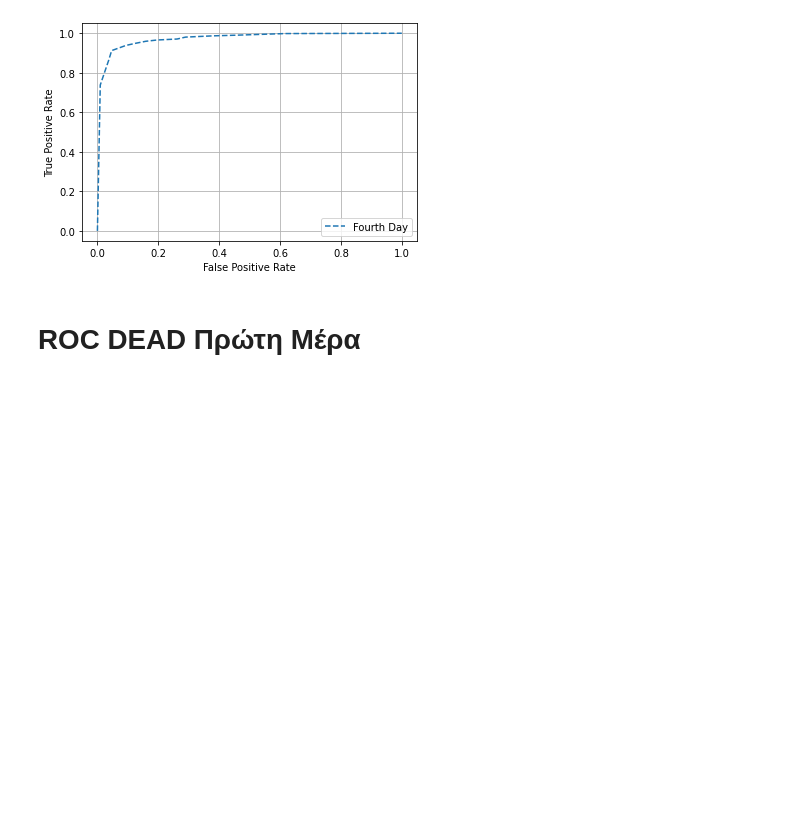
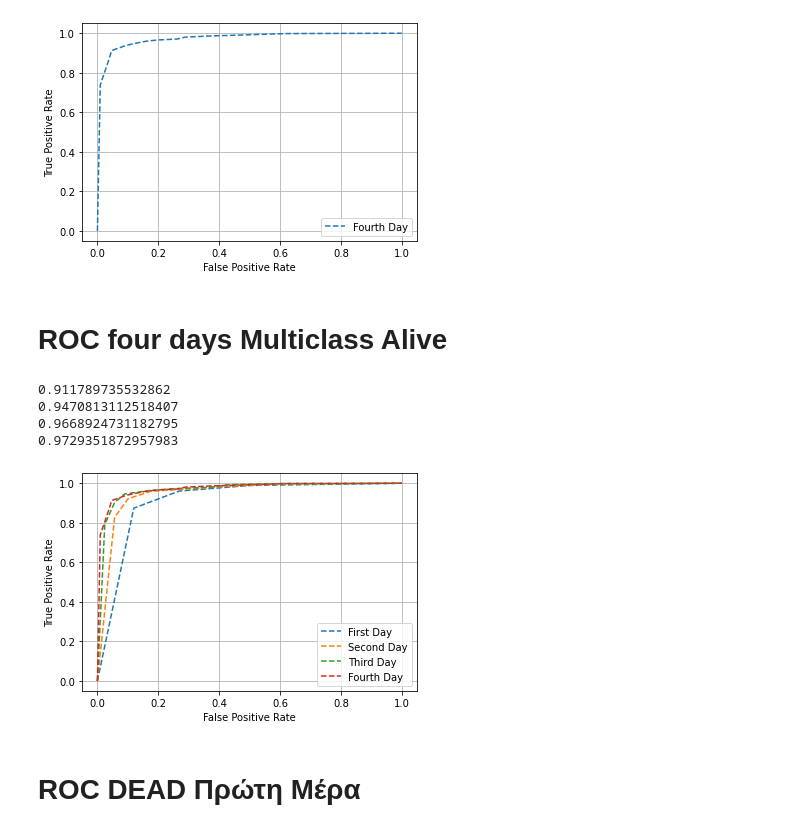
Before and after one commit to DimopDim/MimicIV, a Jupyter notebook: New_Code/07_10_ROC_Logistic.ipynb, the cells around one changed output. Saved outputs shown, nothing was run; the diff lists cells and outputs as text; code cells hidden in the pictures; blank space fills up the shorter version.

Commit message:
Creating ROC curve reading data from csv & adding four days multiclass roc curve

```diff
--- a/New_Code/07_10_ROC_Logistic.ipynb
+++ b/New_Code/07_10_ROC_Logistic.ipynb
@@ -178,6 +178,31 @@ pyplot.show()
  0.95934959 0.96585366 0.97073171 0.9804878  0.98699187 0.9902439
  0.99837398 1.        ]
 [figure]
+# %% [markdown]
+# ROC four days Multiclass Alive
+# %%
+print(roc_auc_score(ground_truth_alive1, prob_alive1))
+print(roc_auc_score(ground_truth_alive2, prob_alive2))
+print(roc_auc_score(ground_truth_alive3, prob_alive3))
+print(roc_auc_score(ground_truth_alive4, prob_alive4))
+
+pyplot.plot(fpr1, tpr1, linestyle='--', label='First Day')
+pyplot.plot(fpr2, tpr2, linestyle='--', label='Second Day')
+pyplot.plot(fpr3, tpr3, linestyle='--', label='Third Day')
+pyplot.plot(fpr4, tpr4, linestyle='--', label='Fourth Day')
+
+pyplot.xlabel('False Positive Rate') # Εκτυπώνει τον τίτλο του Χ
+pyplot.ylabel('True Positive Rate') # Εκτυπώνει τον τίτλο του Υ
+pyplot.legend() #Εκτυπώνει το label
+pyplot.grid(True) # Εκτυπώνει τα τετράγωνα
+
+pyplot.show()
+# %% [output]
+0.911789735532862
+0.9470813112518407
+0.9668924731182795
+0.9729351872957983
+[figure, added]
 # %% [markdown]
 # ROC DEAD Πρώτη Μέρα
 # %%
```
Also changed, not shown: parts of 2 cells of this notebook.
